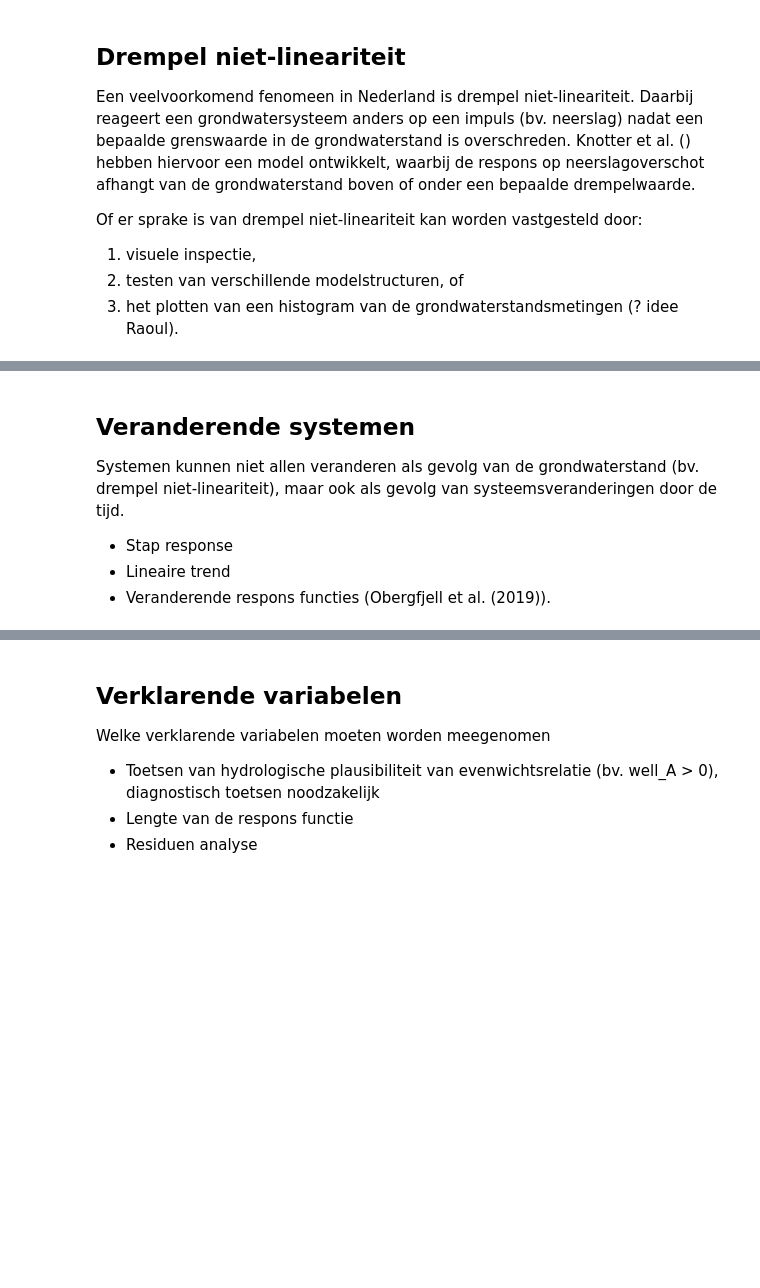
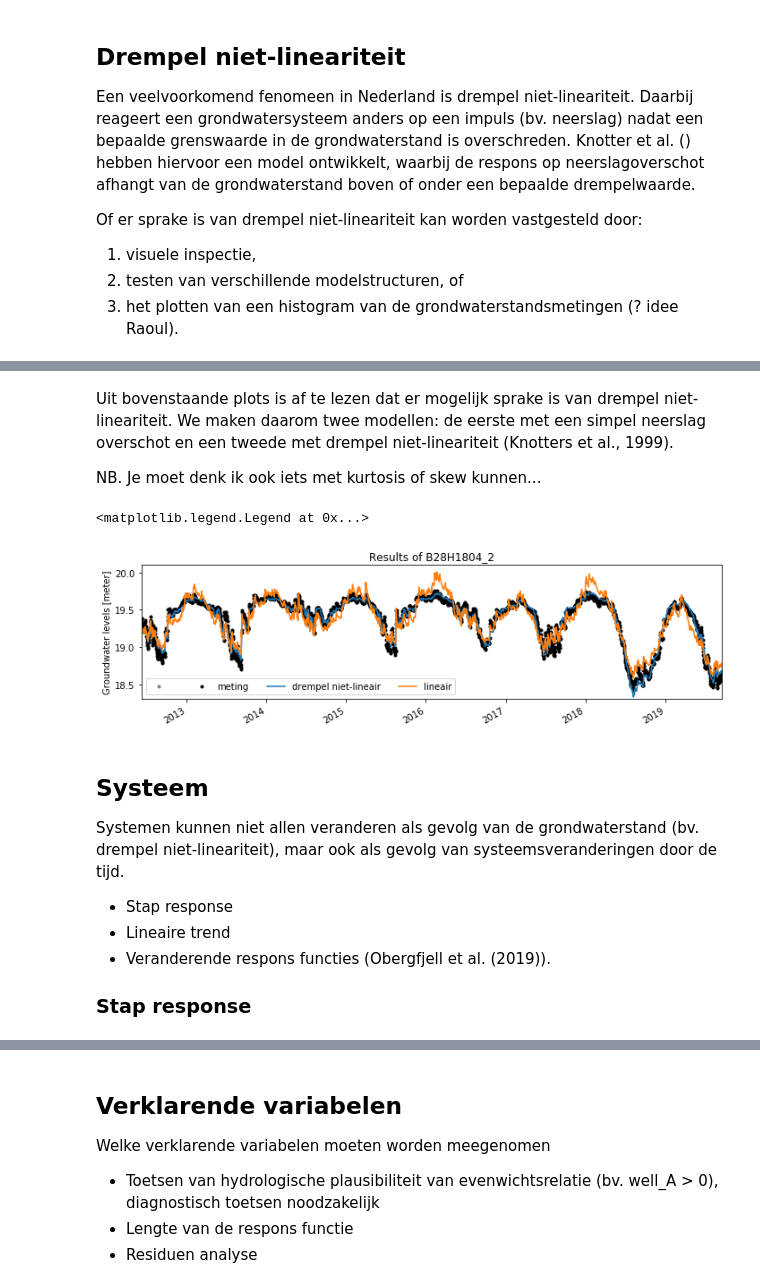
Before and after one commit to ArtesiaWater/stowa_handleiding_tijdreeksanalyse, a Jupyter notebook: model_structuur/model_structuur.ipynb, the cells around one changed output, grey strips where cells are left out. Drawn from its saved outputs; the diff is of its cells as text; code cells hidden in the pictures; blank space fills up the shorter version.

Commit message:
Update model structuur notebook

```diff
--- a/model_structuur/model_structuur.ipynb
+++ b/model_structuur/model_structuur.ipynb
@@ -71,6 +121,39 @@ Of er sprake is van drempel niet-lineariteit kan worden vastgesteld door:
+# %% [markdown]
+Uit bovenstaande plots is af te lezen dat er mogelijk sprake is van drempel niet-lineariteit. We maken daarom twee modellen: de eerste met een simpel neerslag overschot en een tweede met drempel niet-lineariteit (Knotters et al., 1999).
+
+NB. Je moet denk ik ook iets met kurtosis of skew kunnen...
+# %%
+# the model is already solved, but we solve it again to be certain
+ml.solve(noise=False, report=False)
+sim = ml.simulate()
+
+# Plot van lineair model versus een drempel niet-lineair model.
+sm = ml.stressmodels['recharge']
+prec = sm.stress[0]
+evap = sm.stress[1]
+
+# delete all the stressmodels, the constant and the transform
+ml.del_stressmodel('recharge')
+ml.del_constant()
+
+# then add a TarsoModel
+sm = ps.TarsoModel(prec, evap, ml.oseries)
+ml.add_stressmodel(sm)
+
+# and solve and plot the results again
+ml.solve(noise=False, report=False)
+ax = ml.plot(figsize=(10,3));
+ax.plot(sim)
+ax.set_ylim(18.3, 20.1)
+ax.legend(["", "meting", "drempel niet-lineair", "lineair"], ncol=4)
+# %% [output]
+<matplotlib.legend.Legend at 0x...>
+[figure, added]
 # %% [markdown]
-## Veranderende systemen
+## Systeem
 Systemen kunnen niet allen veranderen als gevolg van de grondwaterstand (bv. drempel niet-lineariteit), maar ook als gevolg van systeemsveranderingen door de tijd.
 - Stap response
 - Lineaire trend
 - Veranderende respons functies (Obergfjell et al. (2019)).
+
+### Stap response
```
Also changed, not shown: parts of 12 cells of this notebook, 4 other files.
